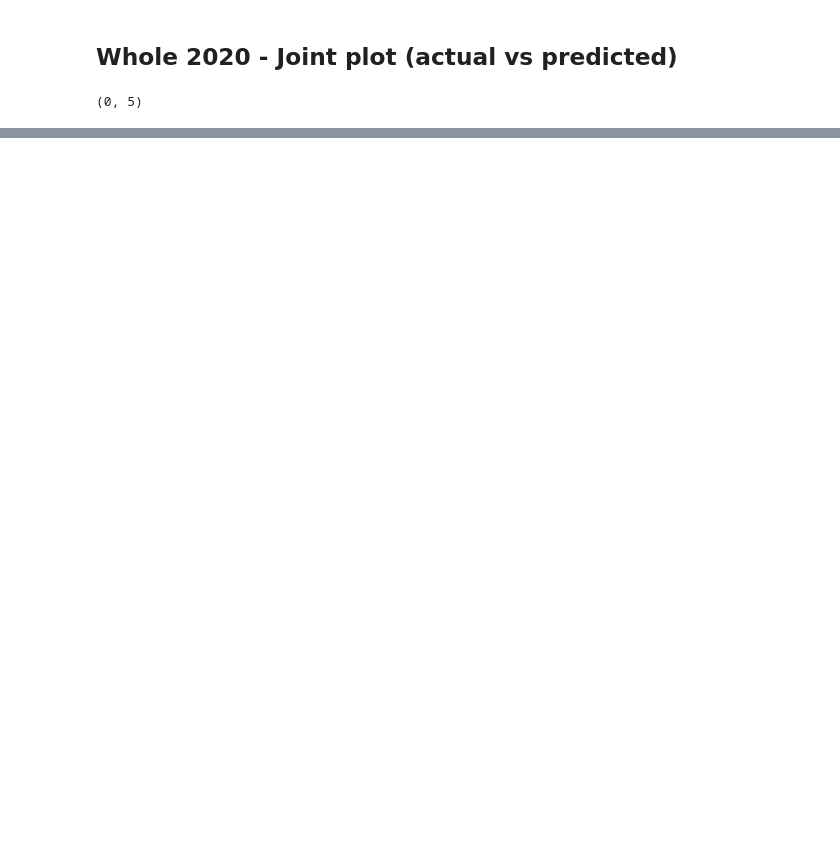
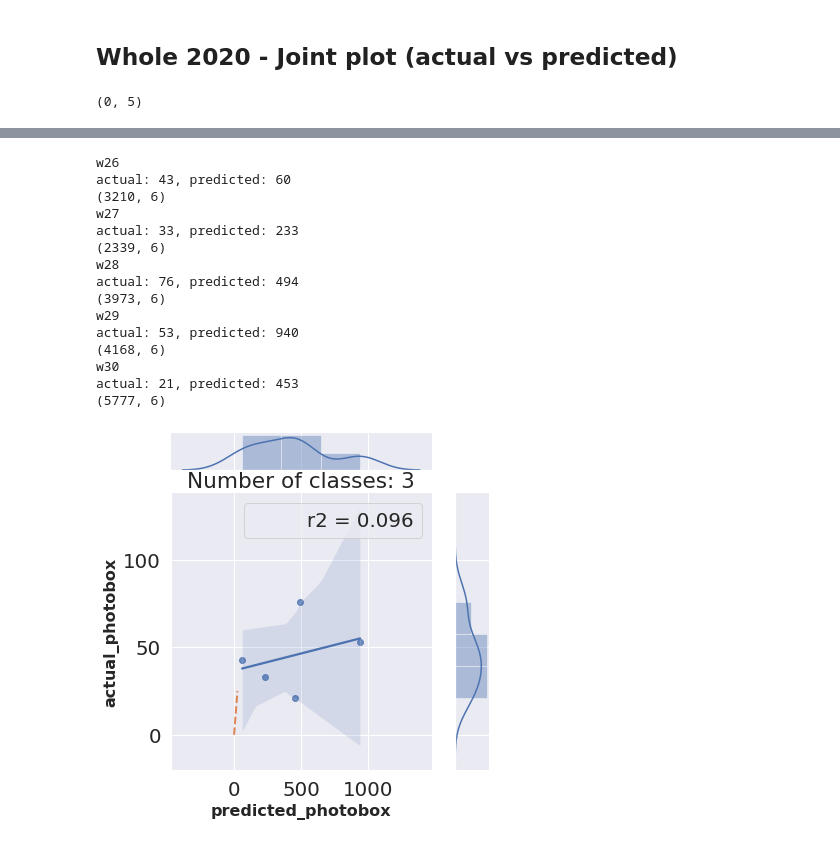
Before and after one commit to kalfasyan/yannis_impy, a Jupyter notebook: Predict_#_wmvs.ipynb, the cells around one changed output, grey strips where cells are left out. Drawn from its saved outputs; the diff is of its cells as text; code cells hidden in the pictures; blank space fills up the shorter version.

```diff
--- a/Predict_#_wmvs.ipynb
+++ b/Predict_#_wmvs.ipynb
@@ -311,0 +360,14 @@ for i,r in enumerate(results):
+# %%
+target_insect = 'wmv'
+
+# Creating dataframe with all the original data (x: filenames, textlabels, y: nummerical labels
+df_photobox = pd.DataFrame()
+df_photobox['x'] = pd.Series(glob.glob(f"{path_crops_export}/*.jpg"))
+df_photobox['pname'] = df_photobox['x'].apply(lambda p: p.split('/')[-1][:-4])
+df_photobox['pname'] = df_photobox['pname'].apply(lambda x: '_'.join(x.split('_')[:-1]))
+df_photobox['y_text'] = df_photobox['x'].apply(lambda x: x.split('/')[-2])
+df_photobox['y_text'] = df_photobox['y_text'].apply(lambda x: 'other' if x not in target_classes else x)
+
+# df_photobox.drop(df_photobox[df_photobox.y_text == 'other'].sample(1, random_state=42).index, axis='index', inplace=True)
+
+df_photobox['y'] = le.fit_transform(df_photobox.y_text)
@@ -311,0 +383,6 @@ for i,r in enumerate(results):
+# %%
+pred2 = model.predict(valid_generator(df_photobox.x.tolist(), df_photobox.y.tolist(), batch_size=batch_size, nb_classes=nb_classes+1, img_dim=img_dim),
+                         steps= len(df_photobox.x.tolist()) / batch_size,
+                         verbose=1)
+y_pred2 = np.argmax(pred2, axis=1)
+df_photobox['pred'] = y_pred2
@@ -311,0 +391,50 @@ for i,r in enumerate(results):
+# %%
+from insectrec.utils import to_weeknr
+from scipy import stats
+def r2(x, y):
+    return stats.pearsonr(x, y)[0] ** 2
+
+# df_photobox = df_photobox[df_photobox.y_text==target_insect]
+df_photobox['date'] = df_photobox.pname.apply(lambda x: x.split('_')[1])
+df_photobox['weeknr'] = df_photobox['date'].apply(lambda x: x if x.startswith('w') else to_weeknr(date=x))
+df_photobox = df_photobox[df_photobox.weeknr.isin(['w26','w27','w28','w29','w30'])].drop('date',axis=1)
+
+actual_photobox, predicted_photobox = [], []
+for n, (i,sub) in enumerate(df_photobox.groupby('weeknr')):
+    print(i)
+    real_nr = results[n]['actual']
+    pred_nr = len(sub[sub.pred==inv_name_map[target_insect]])
+    print(f"actual: {real_nr}, predicted: {pred_nr}")
+#     correct_nr = len(sub[(sub.pred==inv_name_map[target_insect]) & (sub.y_text==target_insect)])
+    actual_photobox.append(real_nr)
+    predicted_photobox.append(pred_nr)
+#     break
+    print(sub.shape)
+
+h = sns.jointplot(x=predicted_photobox, y=actual_photobox, kind="reg", stat_func=r2);
+h.set_axis_labels(xlabel='predicted_photobox', ylabel='actual_photobox', fontsize=16,fontweight='bold')
+plt.tight_layout()
+# plt.plot([0, 1], [0, 1])
+# plt.plot([0, 4], [1.5, 0], linewidth=2)
+h.ax_joint.plot([0,25], [0,25], '--', linewidth = 2)
+plt.title(f"Number of classes: {nb_classes}")
+
+plt.savefig(f"{created_data_path}/results/jointplot_predicted_photobox#2020data_{nb_classes}classes.png")
+#####################
+# %% [output]
+w26
+actual: 43, predicted: 60
+(3210, 6)
+w27
+actual: 33, predicted: 233
+(2339, 6)
+w28
+actual: 76, predicted: 494
+(3973, 6)
+w29
+actual: 53, predicted: 940
+(4168, 6)
+w30
+actual: 21, predicted: 453
+(5777, 6)
+[figure, added]
```
Also changed, not shown: parts of 18 cells of this notebook, 3 other files.
